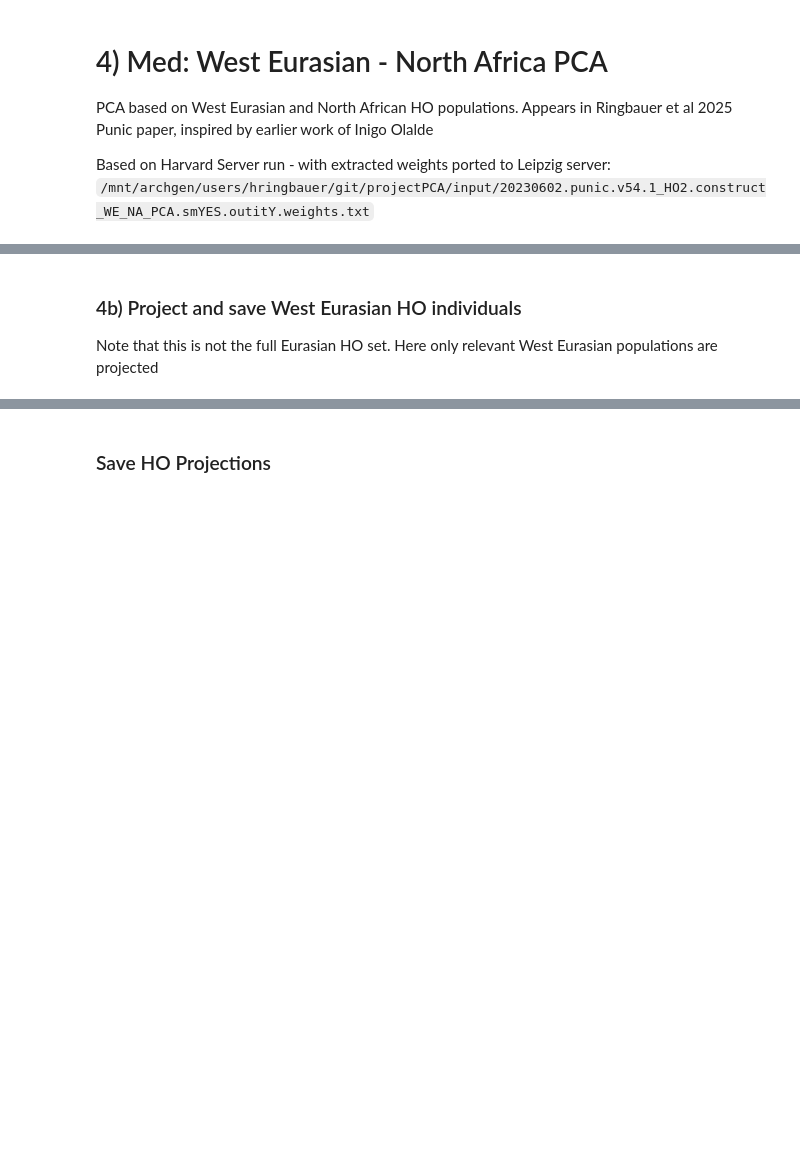
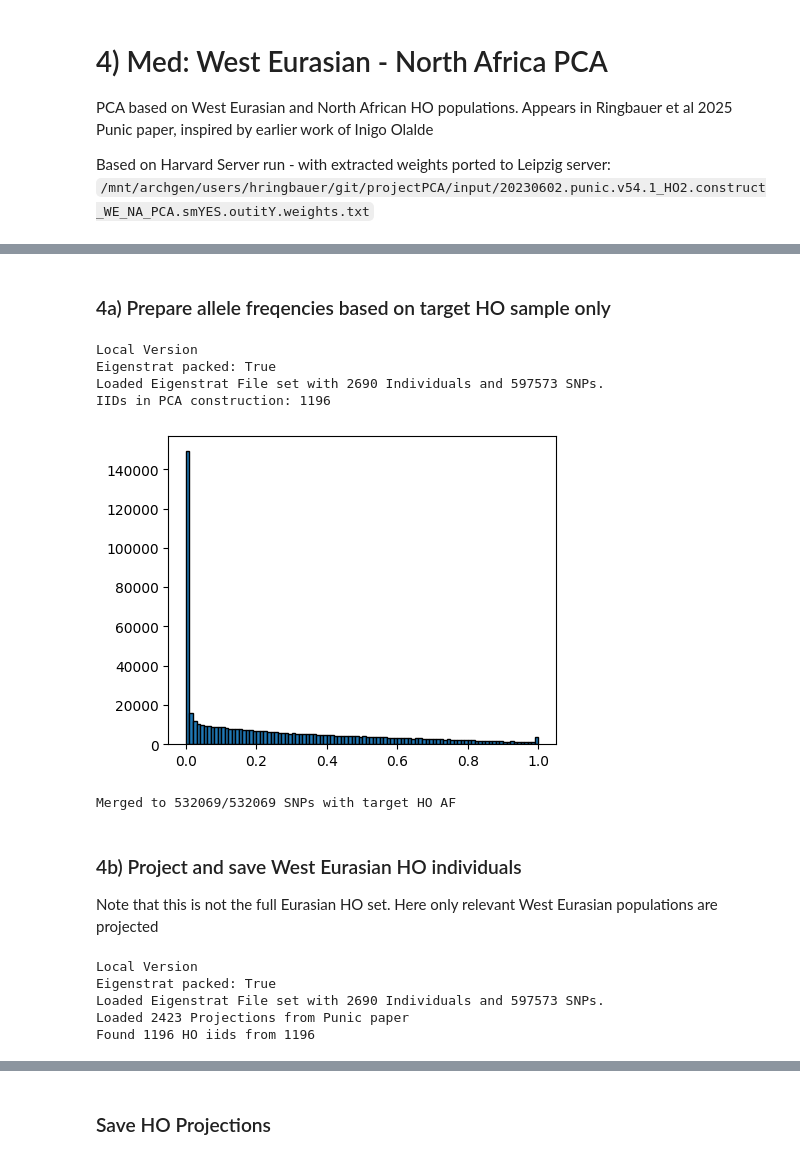
Before and after one commit to hringbauer/projectPCA, a Jupyter notebook: notebooks/prep_ref_projections.ipynb, the cells around one changed output, grey strips where cells are left out. Cells and saved outputs as stored; diff of their text form; code cells hidden in the pictures; blank space fills up the shorter version.

```diff
--- a/notebooks/prep_ref_projections.ipynb
+++ b/notebooks/prep_ref_projections.ipynb
@@ -314,0 +314,32 @@ df_w5.to_csv("/mnt/archgen/users/hringbauer/git/projectPCA/projectPCA/data/med_v
+# %% [markdown]
+### 4a) Prepare allele freqencies based on target HO sample only
+# %%
+es = get_eigenstrat_object(base_path="/mnt/archgen/users/hringbauer/git/projectPCA/input/med_pca/punic.v54.1_HO2", mode="default") # Eurasian Dataset
+
+g = es.get_geno_all()
+idx_ho = es.df_ind["cls"]=="construct_WE_NA_PCA"
+
+print(f"IIDs in PCA construction: {np.sum(idx_ho)}")
+g_ho = g[idx_ho,:]
+# %% [output]
+Local Version
+Eigenstrat packed: True
+Loaded Eigenstrat File set with 2690 Individuals and 597573 SNPs.
+IIDs in PCA construction: 1196
+# %%
+p = np.nanmean(g_ho, axis=0)/2
+# %%
+plt.figure(figsize=(5,4))
+ax=plt.gca()
+ax.hist(p, bins=np.linspace(0,1,101), edgecolor="k")
+plt.show()
+# %% [output]
+[figure, added]
+# %%
+df_snp = pd.DataFrame({"snp":es.df_snp["snp"], "p":p})
+df_w6 = pd.merge(df_w5, df_snp, on="snp")
+print(f"Merged to {len(df_w6)}/{len(df_w5)} SNPs with target HO AF")
+#df_w6["p"]= df_w6["p_y"]
+#df_w6.drop(columns=["p_x", "p_y"], inplace=True)
+# %% [output]
+Merged to 532069/532069 SNPs with target HO AF
@@ -316,7 +350,22 @@ df_w5.to_csv("/mnt/archgen/users/hringbauer/git/projectPCA/projectPCA/data/med_v
 ### 4b) Project and save West Eurasian HO individuals
 Note that this is not the full Eurasian HO set. Here only relevant West Eurasian populations are projected
 # %%
-%%time
 dfw = pd.read_csv("/mnt/archgen/users/hringbauer/git/projectPCA/projectPCA/data/med_v1/med_weights_p.tsv", sep="\t")
-es = get_eigenstrat_object(base_path="/mnt/archgen/users/xiaowen/public_data/HO/HO_WEA_4yilei", mode="unpacked_fast") # Eurasian Dataset
-df_pca_ho1 = project_es_obj(es=es, dfw=dfw, verbose=True, maf=0.05, min_snps=100000)
+es = get_eigenstrat_object(base_path="/mnt/archgen/users/hringbauer/git/projectPCA/input/med_pca/punic.v54.1_HO2", mode="default") # Eurasian Dataset
+#"/mnt/archgen/users/xiaowen/public_data/HO/HO_1123" Eurasian
+#"/mnt/archgen/users/xiaowen/public_data/HO/HO_WEA_4yilei" West Eurasian
+
+df_pca = pd.read_csv("/mnt/archgen/users/hringbauer/git/projectPCA/input/med_pca/20221108.punic.v54.1_HO.construct_WE_NA_PCA.smYES.outitY.evec.anno.tsv", sep="\t")
+print(f"Loaded {len(df_pca)} Projections from Punic paper")
+
+### [QC] Match IIDs in eigenstrat to projected IIDs
+idx_ho = df_pca["pop"]=="construct_WE_NA_PCA"
+iids_ho = df_pca.loc[idx_ho,"iid"]
+idx1 = es.df_ind["iid"].isin(iids_ho)
+print(f"Found {np.sum(idx1)} HO iids from {len(iids_ho)}")
+# %% [output]
+Local Version
+Eigenstrat packed: True
+Loaded Eigenstrat File set with 2690 Individuals and 597573 SNPs.
+Loaded 2423 Projections from Punic paper
+Found 1196 HO iids from 1196
```
Also changed, not shown: parts of 21 cells of this notebook, 11 other files.
